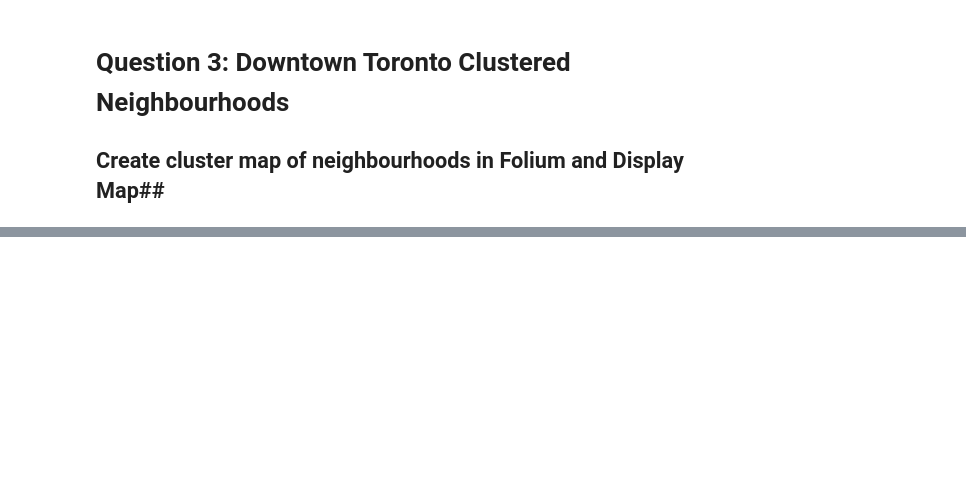
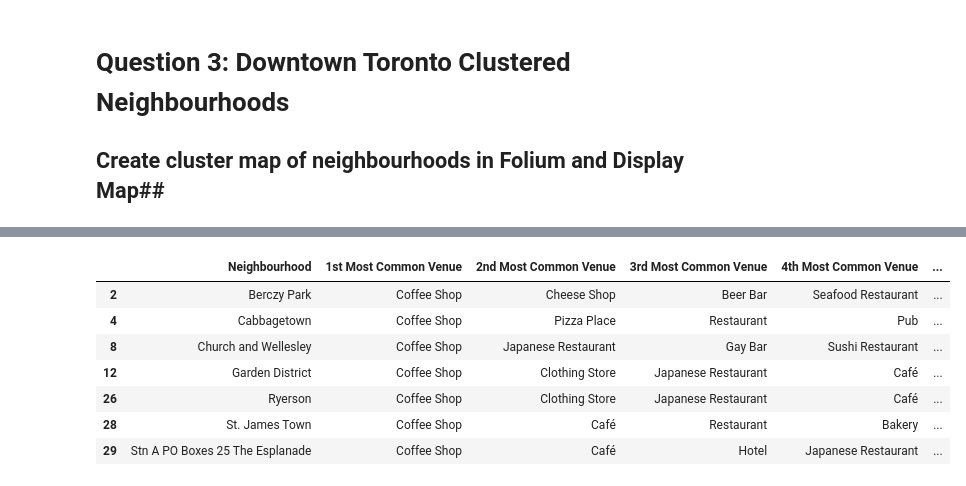
Before and after one commit to Kofi-Codrington/github-example, a Jupyter notebook: Applied Data Science Capstone - Week 3 Peer Graded Assignment.ipynb, the cells around one changed output, grey strips where cells are left out. Saved outputs shown, nothing was run; the diff lists cells and outputs as text; code cells hidden in the pictures; blank space fills up the shorter version.

```diff
--- a/Applied Data Science Capstone - Week 3 Peer Graded Assignment.ipynb
+++ b/Applied Data Science Capstone - Week 3 Peer Graded Assignment.ipynb
@@ -303,0 +411,11 @@ map_clusters
+# %%
+df5.loc[df5['Cluster Labels'] == 1, df5.columns[[3] + list(range(4, df5.shape[1]))]]
+# %% [output]
+|  | Neighbourhood | 1st Most Common Venue | 2nd Most Common Venue | 3rd Most Common Venue | 4th Most Common Venue | ... |
+| 2 | Berczy Park | Coffee Shop | Cheese Shop | Beer Bar | Seafood Restaurant | ... |
+| 4 | Cabbagetown | Coffee Shop | Pizza Place | Restaurant | Pub | ... |
+| 8 | Church and Wellesley | Coffee Shop | Japanese Restaurant | Gay Bar | Sushi Restaurant | ... |
+| 12 | Garden District | Coffee Shop | Clothing Store | Japanese Restaurant | Café | ... |
+| 26 | Ryerson | Coffee Shop | Clothing Store | Japanese Restaurant | Café | ... |
+| 28 | St. James Town | Coffee Shop | Café | Restaurant | Bakery | ... |
+| 29 | Stn A PO Boxes 25 The Esplanade | Coffee Shop | Café | Hotel | Japanese Restaurant | ... |
```
Also changed, not shown: parts of 23 cells of this notebook.
